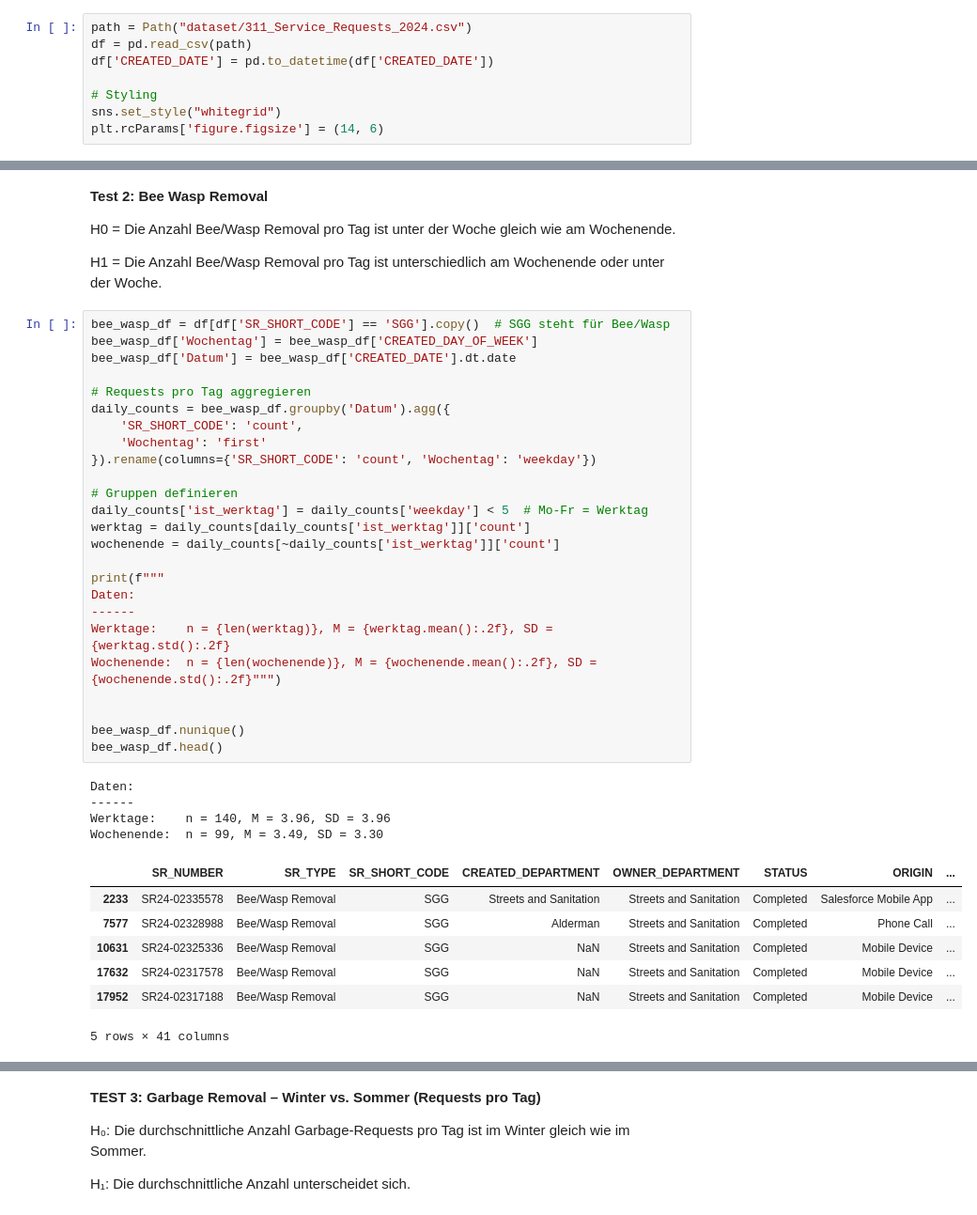
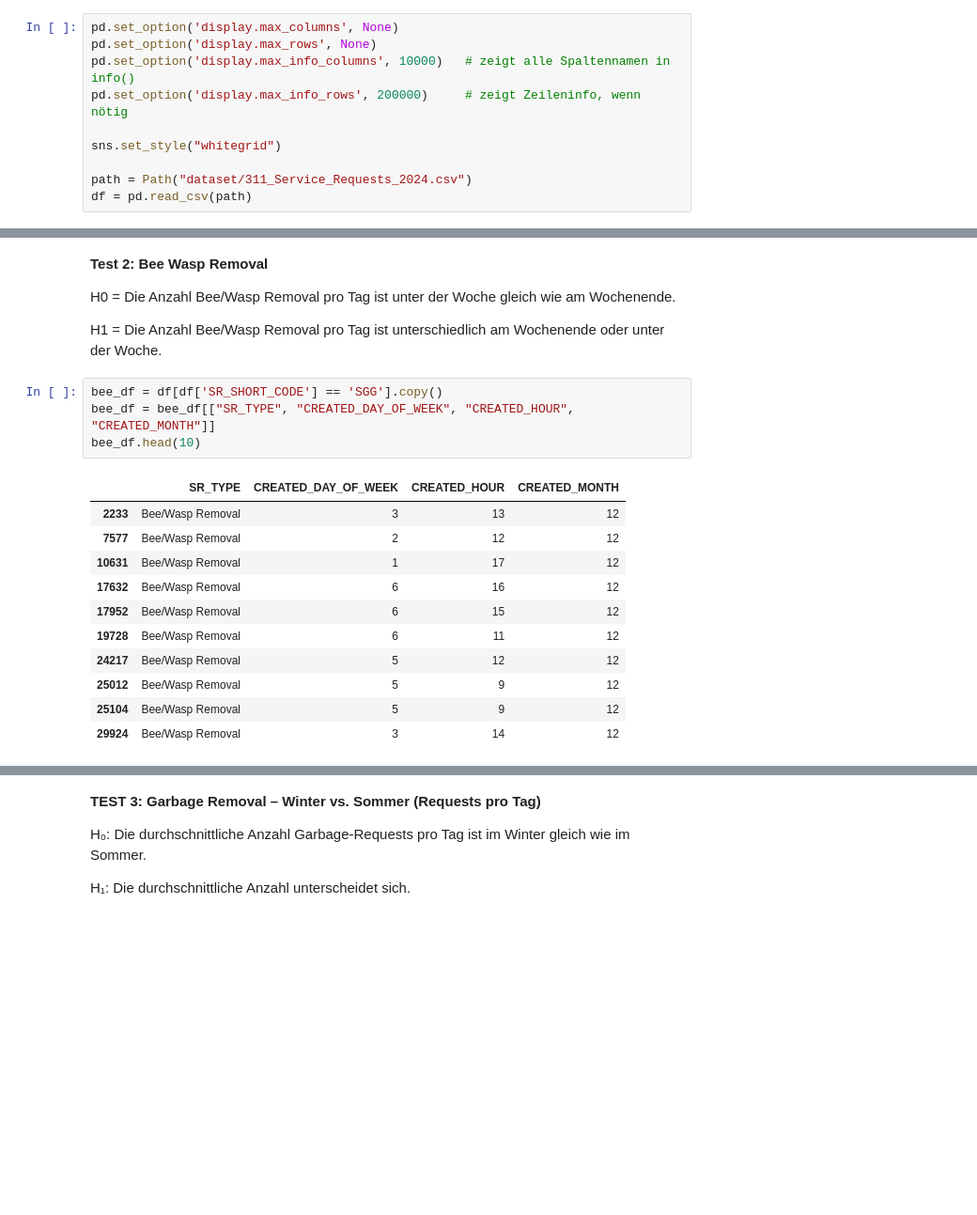
Before and after one commit to Ameowsle/Statistic-Macher, a Jupyter notebook: Created_Date_Hypothesentests.ipynb, the cells around one changed output, grey strips where cells are left out. Shown at 94% size. Cells and saved outputs as stored; diff of their text form; blank space fills up the shorter version.

```diff
--- a/Created_Date_Hypothesentests.ipynb
+++ b/Created_Date_Hypothesentests.ipynb
@@ -12,8 +14,10 @@ from scipy import stats
 # %%
+pd.set_option('display.max_columns', None)
+pd.set_option('display.max_rows', None)
+pd.set_option('display.max_info_columns', 10000)   # zeigt alle Spaltennamen in info()
+pd.set_option('display.max_info_rows', 200000)     # zeigt Zeileninfo, wenn nötig
+
+sns.set_style("whitegrid")
+
 path = Path("dataset/311_Service_Requests_2024.csv")
 df = pd.read_csv(path)
-df['CREATED_DATE'] = pd.to_datetime(df['CREATED_DATE'])
-
-# Styling
-sns.set_style("whitegrid")
-plt.rcParams['figure.figsize'] = (14, 6)
@@ -131,40 +138,19 @@ H0 = Die Anzahl Bee/Wasp Removal pro Tag ist unter der Woche gleich wie am Woche
 
 H1 = Die Anzahl Bee/Wasp Removal pro Tag ist unterschiedlich am Wochenende oder unter der Woche.
 # %%
-bee_wasp_df = df[df['SR_SHORT_CODE'] == 'SGG'].copy()  # SGG steht für Bee/Wasp
-bee_wasp_df['Wochentag'] = bee_wasp_df['CREATED_DAY_OF_WEEK']
-bee_wasp_df['Datum'] = bee_wasp_df['CREATED_DATE'].dt.date
-
-# Requests pro Tag aggregieren
-daily_counts = bee_wasp_df.groupby('Datum').agg({
-    'SR_SHORT_CODE': 'count',
-    'Wochentag': 'first'
-}).rename(columns={'SR_SHORT_CODE': 'count', 'Wochentag': 'weekday'})
-
-# Gruppen definieren
-daily_counts['ist_werktag'] = daily_counts['weekday'] < 5  # Mo-Fr = Werktag
-werktag = daily_counts[daily_counts['ist_werktag']]['count']
-wochenende = daily_counts[~daily_counts['ist_werktag']]['count']
-
-print(f"""
-Daten:
-------
-Werktage:    n = {len(werktag)}, M = {werktag.mean():.2f}, SD = {werktag.std():.2f}
-Wochenende:  n = {len(wochenende)}, M = {wochenende.mean():.2f}, SD = {wochenende.std():.2f}""")
-
-
-bee_wasp_df.nunique()
-bee_wasp_df.head()
+bee_df = df[df['SR_SHORT_CODE'] == 'SGG'].copy()
+bee_df = bee_df[["SR_TYPE", "CREATED_DAY_OF_WEEK", "CREATED_HOUR", "CREATED_MONTH"]]
+bee_df.head(10)
 # %% [output]
-Daten:
-------
-Werktage:    n = 140, M = 3.96, SD = 3.96
-Wochenende:  n = 99, M = 3.49, SD = 3.30
-|  | SR_NUMBER | SR_TYPE | SR_SHORT_CODE | CREATED_DEPARTMENT | OWNER_DEPARTMENT | STATUS | ORIGIN | ... |
-| 2233 | SR24-02335578 | Bee/Wasp Removal | SGG | Streets and Sanitation | Streets and Sanitation | Completed | Salesforce Mobile App | ... |
-| 7577 | SR24-02328988 | Bee/Wasp Removal | SGG | Alderman | Streets and Sanitation | Completed | Phone Call | ... |
-| 10631 | SR24-02325336 | Bee/Wasp Removal | SGG | NaN | Streets and Sanitation | Completed | Mobile Device | ... |
-| 17632 | SR24-02317578 | Bee/Wasp Removal | SGG | NaN | Streets and Sanitation | Completed | Mobile Device | ... |
-| 17952 | SR24-02317188 | Bee/Wasp Removal | SGG | NaN | Streets and Sanitation | Completed | Mobile Device | ... |
+|  | SR_TYPE | CREATED_DAY_OF_WEEK | CREATED_HOUR | CREATED_MONTH |
+| 2233 | Bee/Wasp Removal | 3 | 13 | 12 |
+| 7577 | Bee/Wasp Removal | 2 | 12 | 12 |
+| 10631 | Bee/Wasp Removal | 1 | 17 | 12 |
+| 17632 | Bee/Wasp Removal | 6 | 16 | 12 |
+| 17952 | Bee/Wasp Removal | 6 | 15 | 12 |
+| 19728 | Bee/Wasp Removal | 6 | 11 | 12 |
+| 24217 | Bee/Wasp Removal | 5 | 12 | 12 |
+| 25012 | Bee/Wasp Removal | 5 | 9 | 12 |
+| 25104 | Bee/Wasp Removal | 5 | 9 | 12 |
+| 29924 | Bee/Wasp Removal | 3 | 14 | 12 |
-5 rows × 41 columns
 # %%
```
Also changed, not shown: parts of 33 cells of this notebook.
